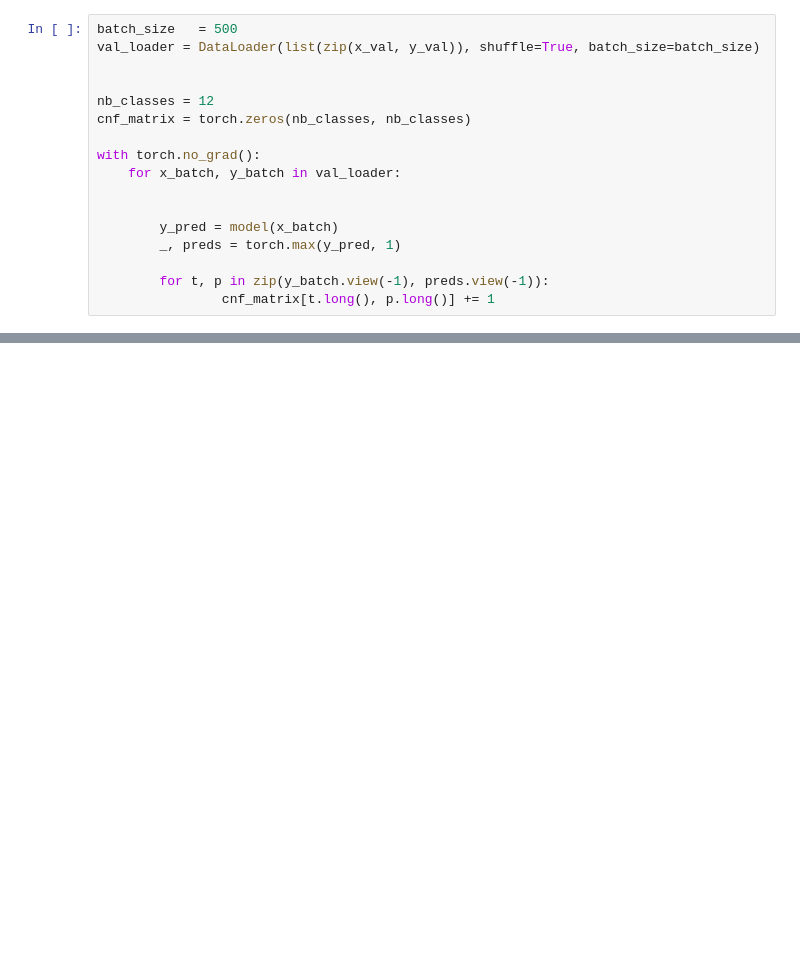
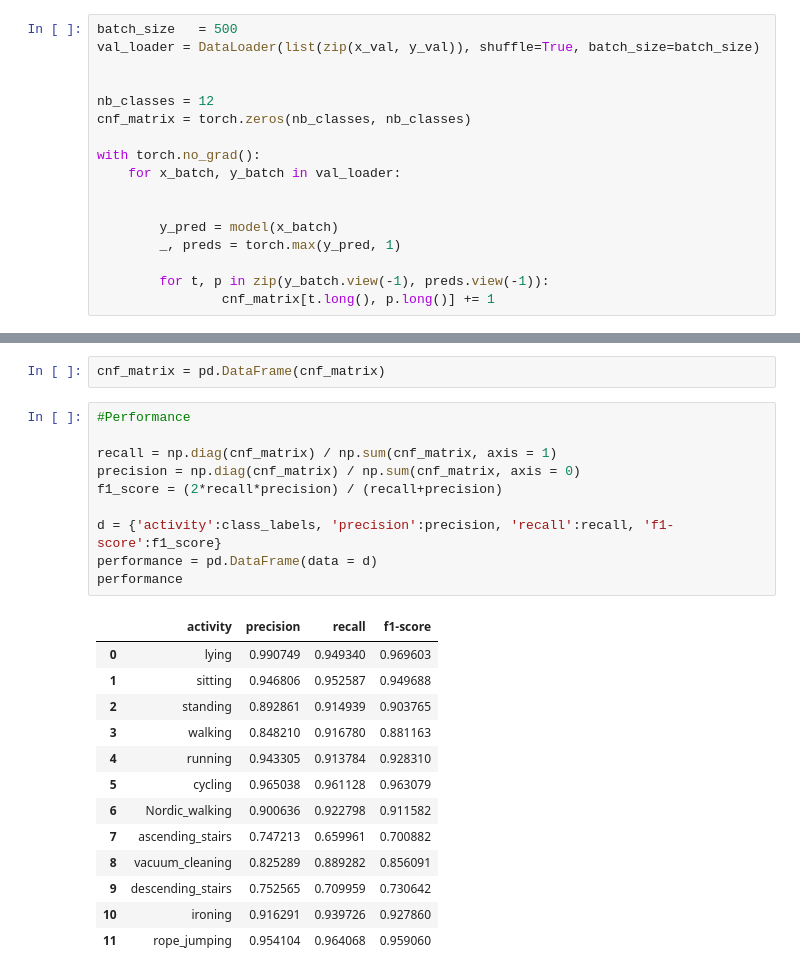
Before and after one commit to swetzel1/introduction_to_ml, a Jupyter notebook: project/final_project_nn.ipynb, the cells around one changed output, grey strips where cells are left out. Cells and saved outputs as stored; diff of their text form; blank space fills up the shorter version.

```diff
--- a/project/final_project_nn.ipynb
+++ b/project/final_project_nn.ipynb
@@ -258,0 +309,26 @@ Text(0.5, 47.5815972222222, 'Predicted label')
+# %%
+cnf_matrix = pd.DataFrame(cnf_matrix)
+# %%
+#Performance
+
+recall = np.diag(cnf_matrix) / np.sum(cnf_matrix, axis = 1)
+precision = np.diag(cnf_matrix) / np.sum(cnf_matrix, axis = 0)
+f1_score = (2*recall*precision) / (recall+precision)
+
+d = {'activity':class_labels, 'precision':precision, 'recall':recall, 'f1-score':f1_score}
+performance = pd.DataFrame(data = d)
+performance
+# %% [output]
+|  | activity | precision | recall | f1-score |
+| 0 | lying | 0.990749 | 0.949340 | 0.969603 |
+| 1 | sitting | 0.946806 | 0.952587 | 0.949688 |
+| 2 | standing | 0.892861 | 0.914939 | 0.903765 |
+| 3 | walking | 0.848210 | 0.916780 | 0.881163 |
+| 4 | running | 0.943305 | 0.913784 | 0.928310 |
+| 5 | cycling | 0.965038 | 0.961128 | 0.963079 |
+| 6 | Nordic_walking | 0.900636 | 0.922798 | 0.911582 |
+| 7 | ascending_stairs | 0.747213 | 0.659961 | 0.700882 |
+| 8 | vacuum_cleaning | 0.825289 | 0.889282 | 0.856091 |
+| 9 | descending_stairs | 0.752565 | 0.709959 | 0.730642 |
+| 10 | ironing | 0.916291 | 0.939726 | 0.927860 |
+| 11 | rope_jumping | 0.954104 | 0.964068 | 0.959060 |
```
Also changed, not shown: parts of 19 cells of this notebook.
